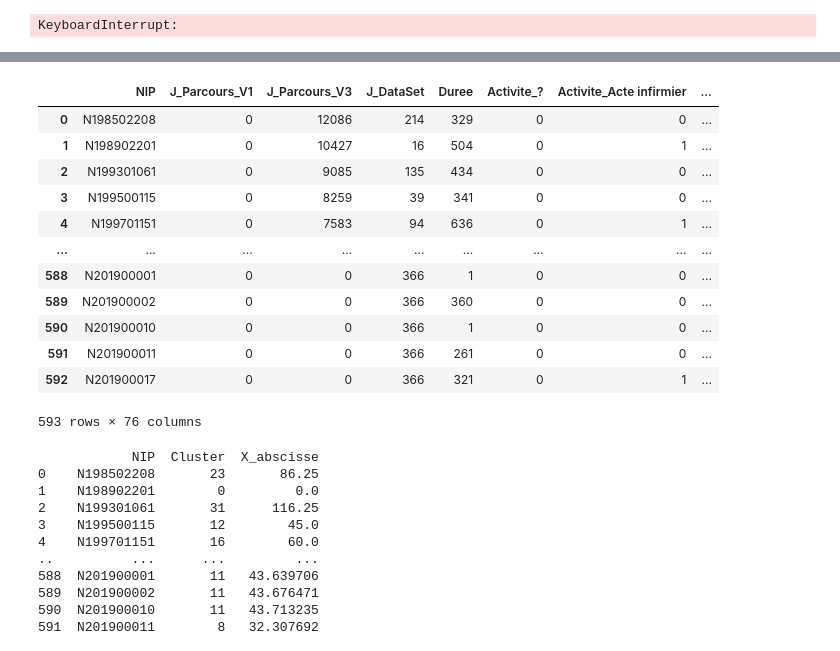
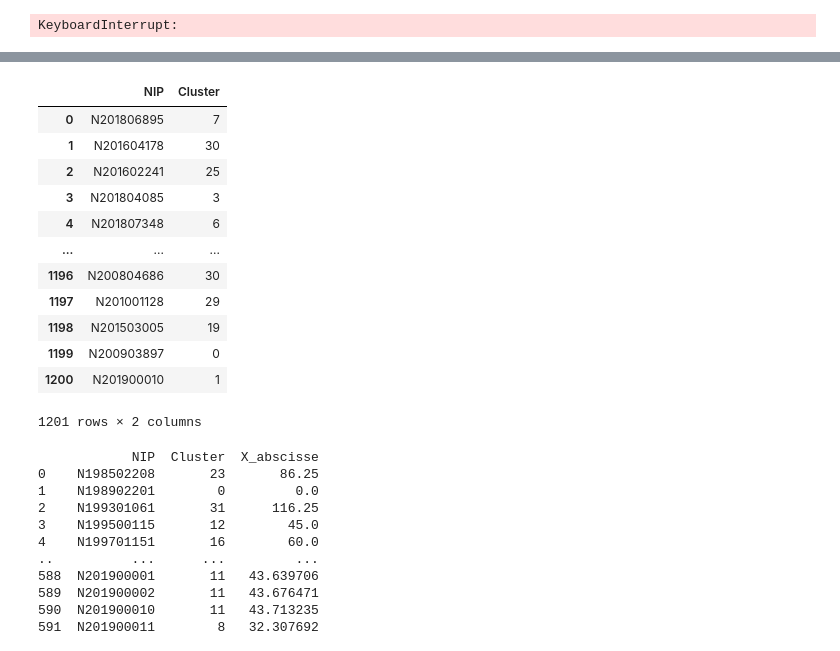
Before and after one commit to VinceWeber/ML-ICO-Activity, a Jupyter notebook: 02 - Preprocessing Data/Parcours_NB.ipynb, the cells around one changed output, grey strips where cells are left out. Saved outputs shown, nothing was run; the diff lists cells and outputs as text; code cells hidden in the pictures.

```diff
--- a/02 - Preprocessing Data/Parcours_NB.ipynb
+++ b/02 - Preprocessing Data/Parcours_NB.ipynb
@@ -581,5 +619,5 @@ Requete = """
 SELECT *
   FROM [ICO_Activite].[dbo].[Tmp_Group_Carac_Parcours]
   """
-Parcours_Encoded_Total=FSQLC.F_SQL_Requete(FSQLC.cnxn,Requete,FSQLC.pyodbc,'No')
+Parcours_Encoded_Total=AlSQL.AlSQL_Requete(AlSQL.engine,Requete,'No')
 # %% [output]
@@ -667,21 +710,21 @@ labels = kmeans.fit_predict(X_scaled)
 
 Parcours_Encoded_Total['Cluster']=labels
 # %%
-Parcours_Encoded_Total
+Parcours_Encoded_Total[['NIP','Cluster']]
 # %% [output]
-|  | NIP | J_Parcours_V1 | J_Parcours_V3 | J_DataSet | Duree | Activite_? | Activite_Acte infirmier | ... |
-| 0 | N198502208 | 0 | 12086 | 214 | 329 | 0 | 0 | ... |
-| 1 | N198902201 | 0 | 10427 | 16 | 504 | 0 | 1 | ... |
-| 2 | N199301061 | 0 | 9085 | 135 | 434 | 0 | 0 | ... |
-| 3 | N199500115 | 0 | 8259 | 39 | 341 | 0 | 0 | ... |
-| 4 | N199701151 | 0 | 7583 | 94 | 636 | 0 | 1 | ... |
-| ... | ... | ... | ... | ... | ... | ... | ... | ... |
-| 588 | N201900001 | 0 | 0 | 366 | 1 | 0 | 0 | ... |
-| 589 | N201900002 | 0 | 0 | 366 | 360 | 0 | 0 | ... |
-| 590 | N201900010 | 0 | 0 | 366 | 1 | 0 | 0 | ... |
-| 591 | N201900011 | 0 | 0 | 366 | 261 | 0 | 0 | ... |
-| 592 | N201900017 | 0 | 0 | 366 | 321 | 0 | 1 | ... |
+|  | NIP | Cluster |
+| 0 | N201806895 | 7 |
+| 1 | N201604178 | 30 |
+| 2 | N201602241 | 25 |
+| 3 | N201804085 | 3 |
+| 4 | N201807348 | 6 |
+| ... | ... | ... |
+| 1196 | N200804686 | 30 |
+| 1197 | N201001128 | 29 |
+| 1198 | N201503005 | 19 |
+| 1199 | N200903897 | 0 |
+| 1200 | N201900010 | 1 |
-593 rows × 76 columns
+1201 rows × 2 columns
 # %%
 # Calculer le nombre de NIP dans chaque cluster
 df_X_values = Parcours_Encoded_Total['Cluster'].value_counts()
```
Also changed, not shown: parts of 13 cells of this notebook, 39 other files.
